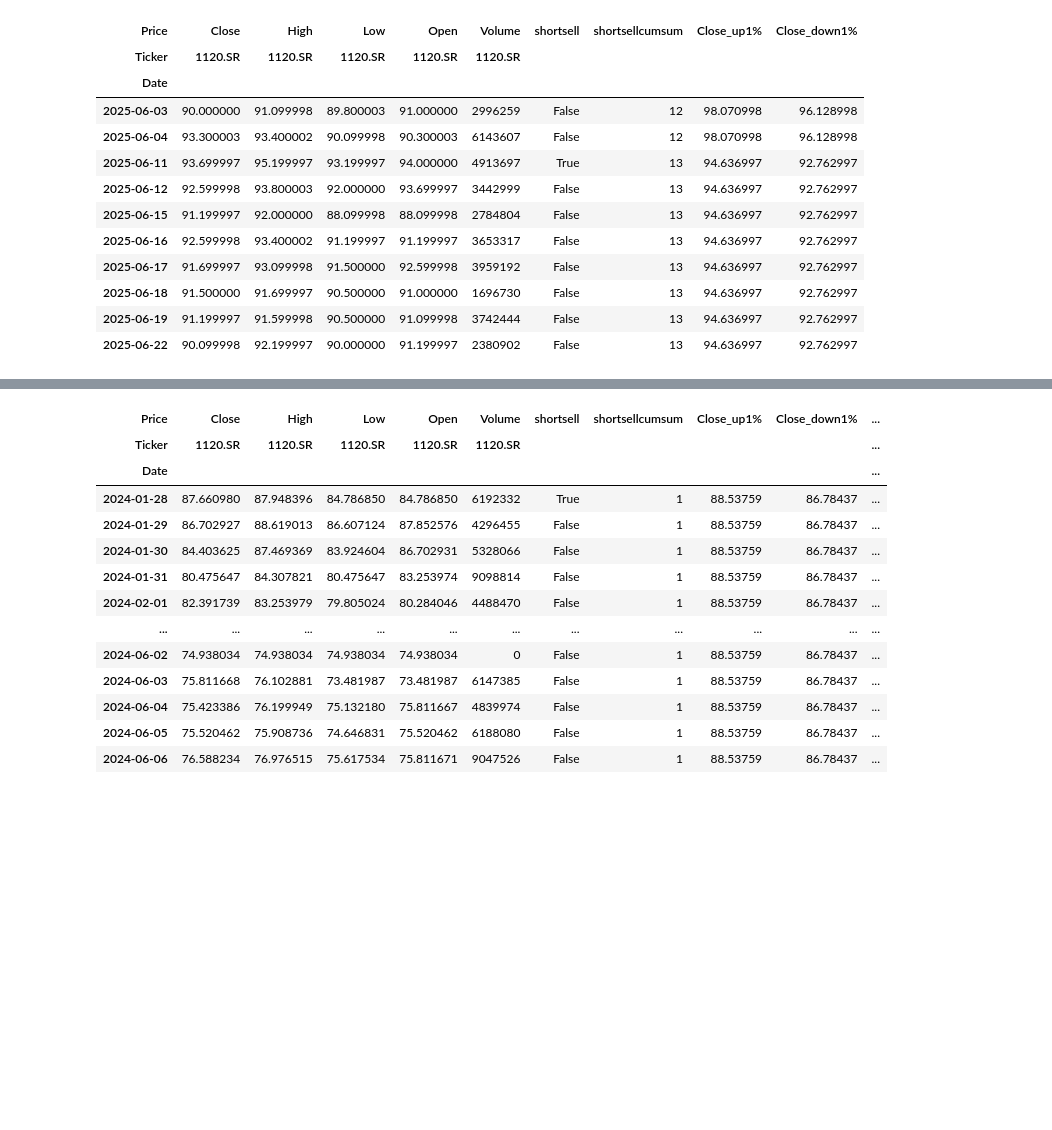
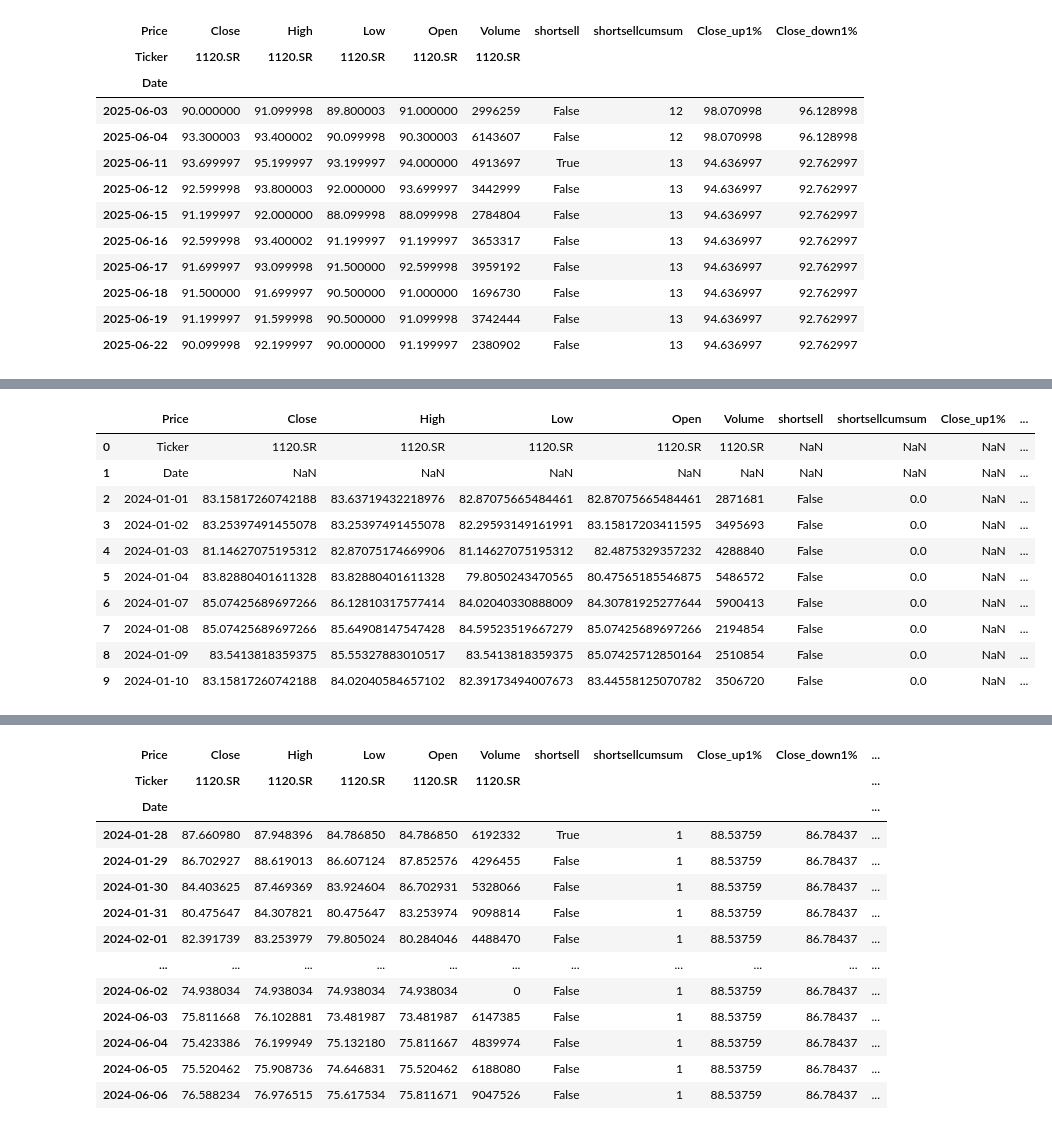
Before and after one commit to kamarulaw/saudi_backtests, a Jupyter notebook: 250715/progress.ipynb, the cells around one changed output, grey strips where cells are left out. Drawn from its saved outputs; the diff is of its cells as text; code cells hidden in the pictures; blank space fills up the shorter version.

```diff
--- a/250715/progress.ipynb
+++ b/250715/progress.ipynb
@@ -207,0 +191,16 @@ MultiIndex([(       'Close', '1120.SR'),
+# %%
+data.to_csv("out.csv")
+data = pd.read_csv("out.csv")
+data.head(10)
+# %% [output]
+|  | Price | Close | High | Low | Open | Volume | shortsell | shortsellcumsum | Close_up1% | ... |
+| 0 | Ticker | 1120.SR | 1120.SR | 1120.SR | 1120.SR | 1120.SR | NaN | NaN | NaN | ... |
+| 1 | Date | NaN | NaN | NaN | NaN | NaN | NaN | NaN | NaN | ... |
+| 2 | 2024-01-01 | 83.15817260742188 | 83.63719432218976 | 82.87075665484461 | 82.87075665484461 | 2871681 | False | 0.0 | NaN | ... |
+| 3 | 2024-01-02 | 83.25397491455078 | 83.25397491455078 | 82.29593149161991 | 83.15817203411595 | 3495693 | False | 0.0 | NaN | ... |
+| 4 | 2024-01-03 | 81.14627075195312 | 82.87075174669906 | 81.14627075195312 | 82.4875329357232 | 4288840 | False | 0.0 | NaN | ... |
+| 5 | 2024-01-04 | 83.82880401611328 | 83.82880401611328 | 79.8050243470565 | 80.47565185546875 | 5486572 | False | 0.0 | NaN | ... |
+| 6 | 2024-01-07 | 85.07425689697266 | 86.12810317577414 | 84.02040330888009 | 84.30781925277644 | 5900413 | False | 0.0 | NaN | ... |
+| 7 | 2024-01-08 | 85.07425689697266 | 85.64908147547428 | 84.59523519667279 | 85.07425689697266 | 2194854 | False | 0.0 | NaN | ... |
+| 8 | 2024-01-09 | 83.5413818359375 | 85.55327883010517 | 83.5413818359375 | 85.07425712850164 | 2510854 | False | 0.0 | NaN | ... |
+| 9 | 2024-01-10 | 83.15817260742188 | 84.02040584657102 | 82.39173494007673 | 83.44558125070782 | 3506720 | False | 0.0 | NaN | ... |
```
Also changed, not shown: parts of 5 cells of this notebook.
